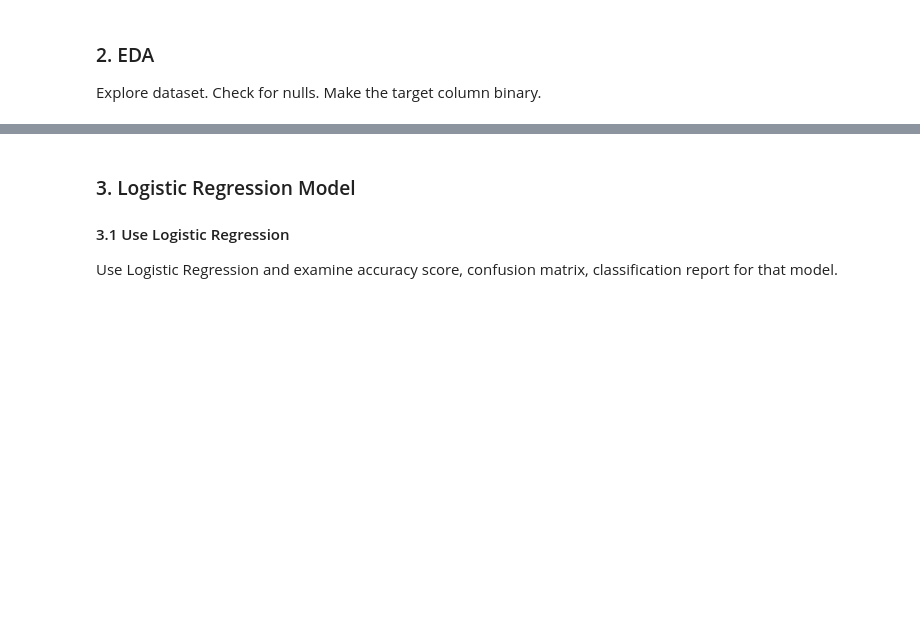
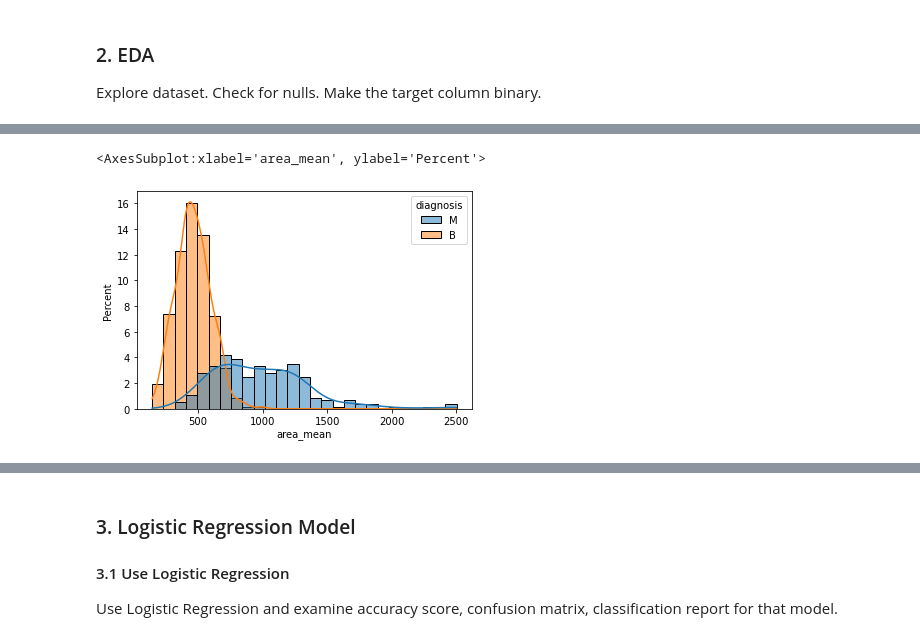
Before and after one commit to NPHansen/DS_AI, a Jupyter notebook: Lab 5/IOD_Lab_5_1_1.ipynb, the cells around one changed output, grey strips where cells are left out. Cells and saved outputs as stored; diff of their text form; code cells hidden in the pictures; blank space fills up the shorter version.

```diff
--- a/Lab 5/IOD_Lab_5_1_1.ipynb
+++ b/Lab 5/IOD_Lab_5_1_1.ipynb
@@ -59,0 +179,5 @@ Explore dataset. Check for nulls. Make the target column binary.
+# %%
+sns.histplot(x = 'area_mean', hue = 'diagnosis', stat = 'percent', kde = True, data = df)
+# %% [output]
+<AxesSubplot:xlabel='area_mean', ylabel='Percent'>
+[figure, added]
```
Also changed, not shown: parts of 51 cells of this notebook.
